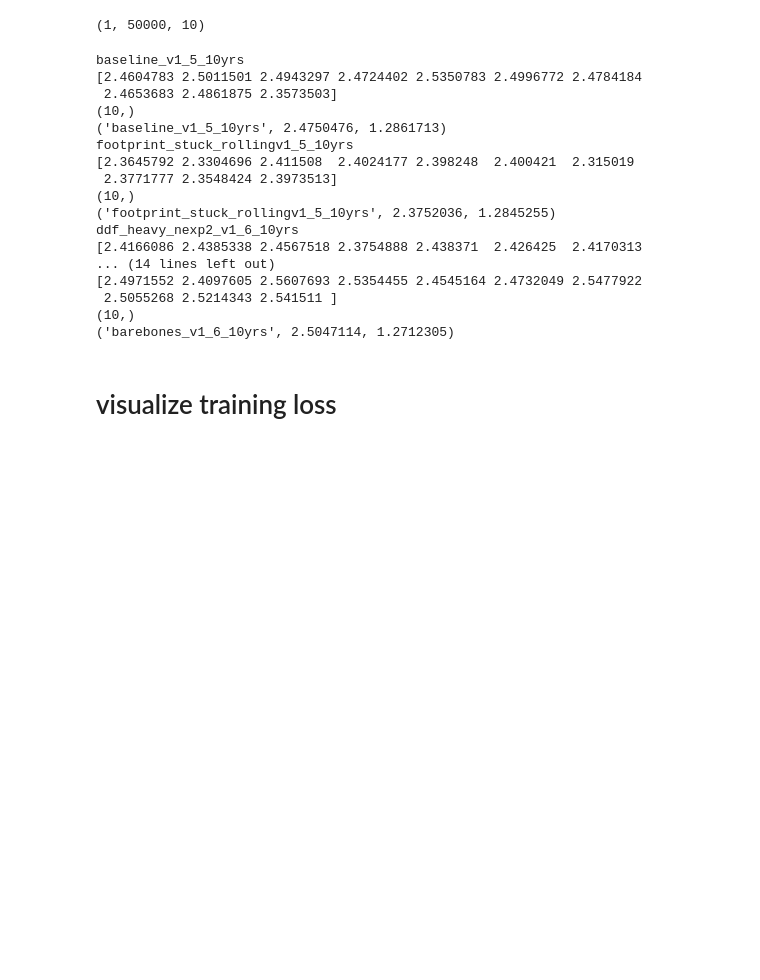
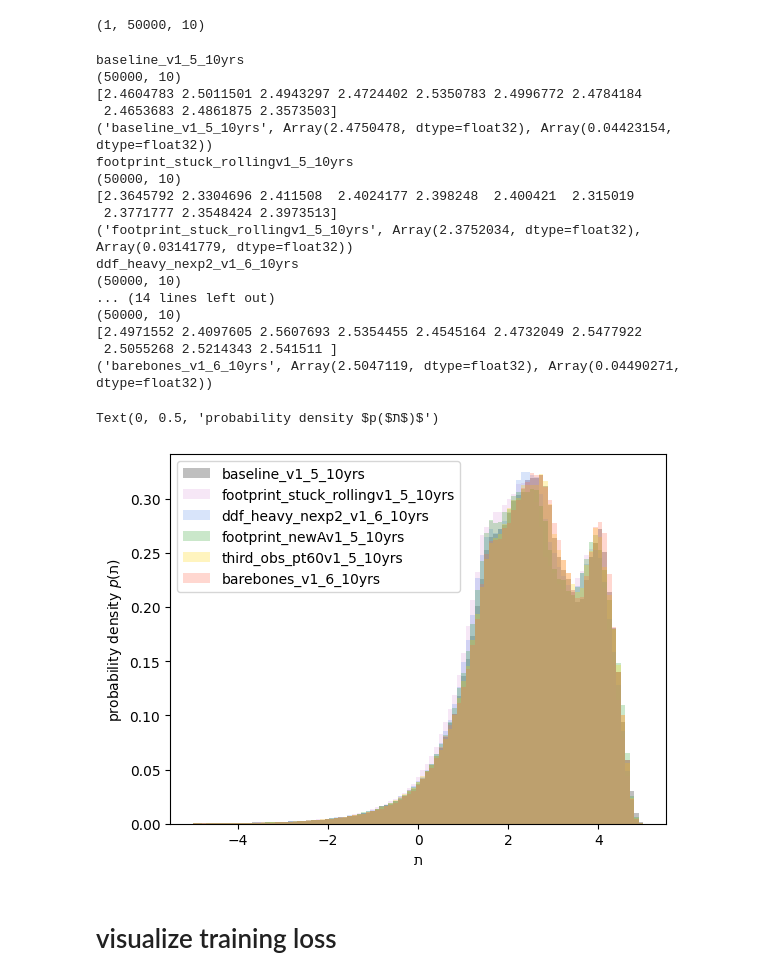
Before and after one commit to aimalz/TheLastMetric, a Jupyter notebook: Example_TLM.ipynb, the cells around one changed output. Drawn from its saved outputs; the diff is of its cells as text; code cells hidden in the pictures; blank space fills up the shorter version.

```diff
--- a/Example_TLM.ipynb
+++ b/Example_TLM.ipynb
@@ -378,30 +380,47 @@ for os in available_os:
     milb = flows[os][0].log_prob(cat, returnEnsemble=True, err_samples=10) + entropy
     # print(milb)
     all_milb.append(np.array(milb))
+    print(np.shape(all_milb[-1]))
     all_tlm[os] = milb.mean(axis=0)
     print(all_tlm[os])
     all_os_milb[os] = np.array(all_milb)
-    print(all_tlm[os].shape)
+    # print(all_tlm[os].shape)
 
-    print((os_names[os], np.mean(all_milb), np.std(all_milb)))
+#TODO: actually need to add these errors in quadrature
+    print((os_names[os], np.mean(all_tlm[os]), np.std(all_tlm[os])))
 # %% [output]
 baseline_v1_5_10yrs
+(50000, 10)
 [2.4604783 2.5011501 2.4943297 2.4724402 2.5350783 2.4996772 2.4784184
  2.4653683 2.4861875 2.3573503]
-(10,)
-('baseline_v1_5_10yrs', 2.4750476, 1.2861713)
+('baseline_v1_5_10yrs', Array(2.4750478, dtype=float32), Array(0.04423154, dtype=float32))
 footprint_stuck_rollingv1_5_10yrs
+(50000, 10)
 [2.3645792 2.3304696 2.411508  2.4024177 2.398248  2.400421  2.315019
  2.3771777 2.3548424 2.3973513]
-(10,)
-('footprint_stuck_rollingv1_5_10yrs', 2.3752036, 1.2845255)
+('footprint_stuck_rollingv1_5_10yrs', Array(2.3752034, dtype=float32), Array(0.03141779, dtype=float32))
 ddf_heavy_nexp2_v1_6_10yrs
-[2.4166086 2.4385338 2.4567518 2.3754888 2.438371  2.426425  2.4170313
+(50000, 10)
 ... (14 lines left out)
+(50000, 10)
 [2.4971552 2.4097605 2.5607693 2.5354455 2.4545164 2.4732049 2.5477922
  2.5055268 2.5214343 2.541511 ]
-(10,)
-('barebones_v1_6_10yrs', 2.5047114, 1.2712305)
+('barebones_v1_6_10yrs', Array(2.5047119, dtype=float32), Array(0.04490271, dtype=float32))
+# %%
+overall_tavbins = np.linspace(-5, 5, 100)
+
+for os in available_os:
+  # print(all_os_milb[os][0].shape)
+  plt.hist(all_os_milb[os][0].flatten(), alpha=0.25, label=os_names[os], density=True, color=os_colors[os], bins=overall_tavbins)
+plt.legend()
+# plt.xlim(-5,4)
+plt.xlabel(chr(0x05ea))#r'$\mathbb{E}_{z, x_{phot}} \left[ q_\theta(z | x_{phot}) \right]$')
+# plt.yticks([])
+# plt.savefig(prepend+'all_combos_histogram.pdf')
+plt.ylabel(r'probability density $p($'+chr(0x05ea)+'$)$')
+# %% [output]
+Text(0, 0.5, 'probability density $p($ת$)$')
+[figure, added]
 # %%
 # # Computing metric for each observing strategy
 # all_tlm = {}
```
Also changed, not shown: parts of 9 cells of this notebook.
